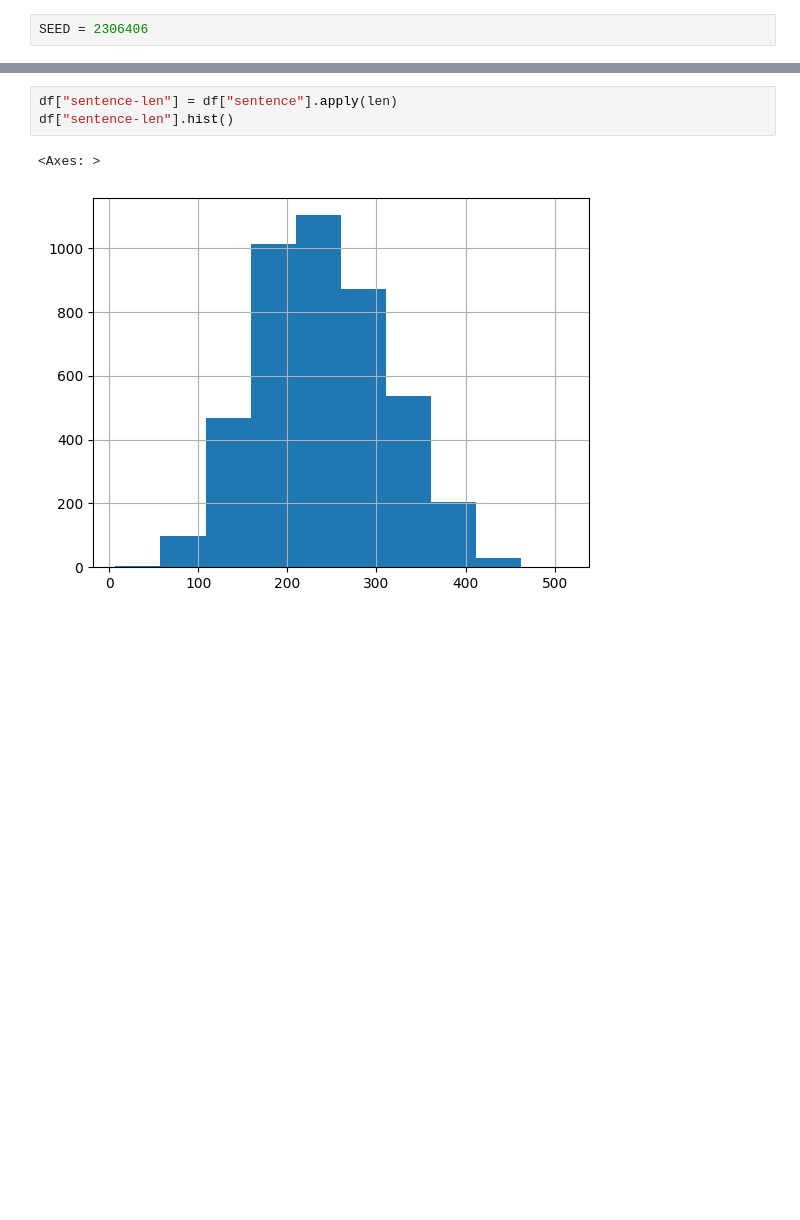
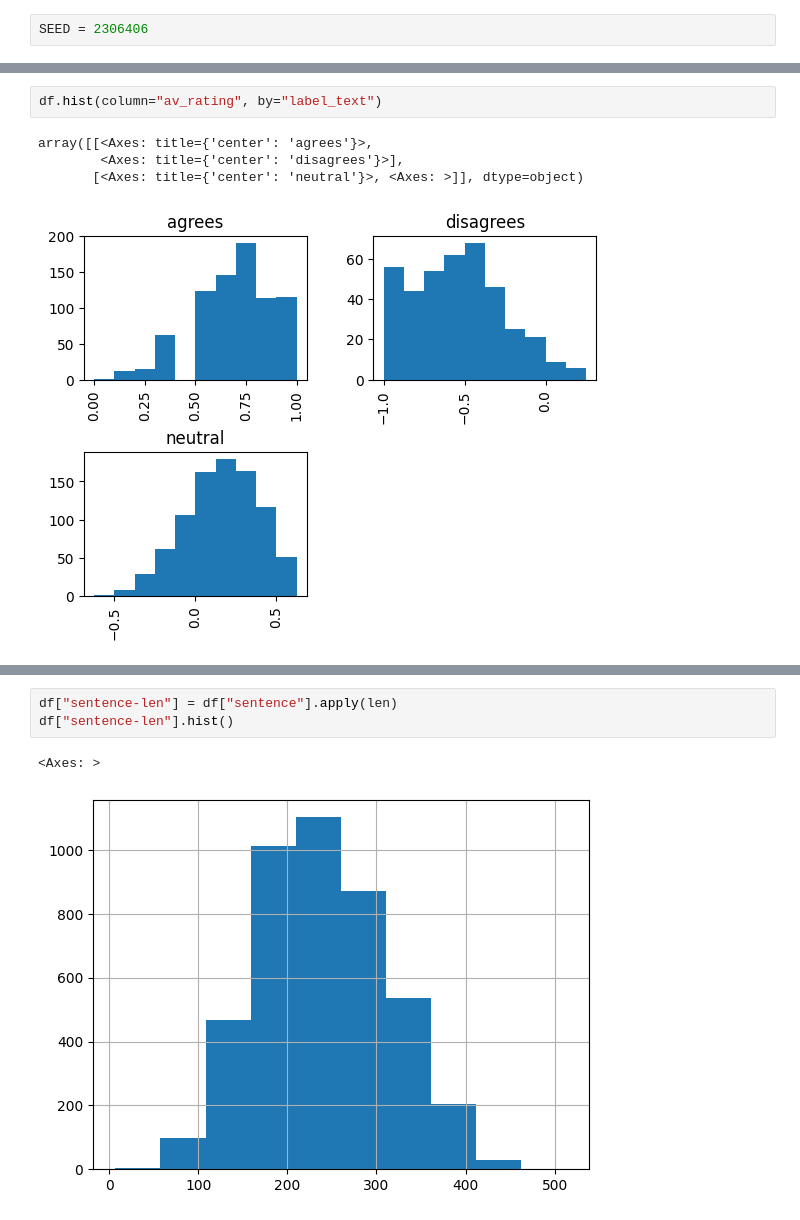
Before and after one commit to AXLMRIN/encoder-classifier-tuto, a Jupyter notebook: notebook.ipynb, the cells around one changed output, grey strips where cells are left out. Cells and saved outputs as stored; diff of their text form; blank space fills up the shorter version.

```diff
--- a/notebook.ipynb
+++ b/notebook.ipynb
@@ -14,0 +89,7 @@ df.head()
+# %%
+df.hist(column="av_rating", by="label_text")
+# %% [output]
+array([[<Axes: title={'center': 'agrees'}>,
+        <Axes: title={'center': 'disagrees'}>],
+       [<Axes: title={'center': 'neutral'}>, <Axes: >]], dtype=object)
+[figure, added]
```
Also changed, not shown: parts of 10 cells of this notebook, 4 other files.
